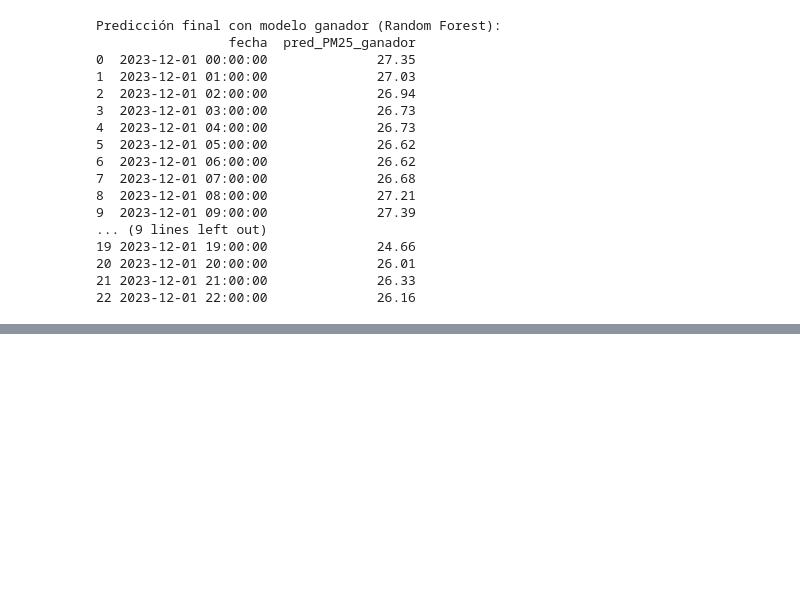
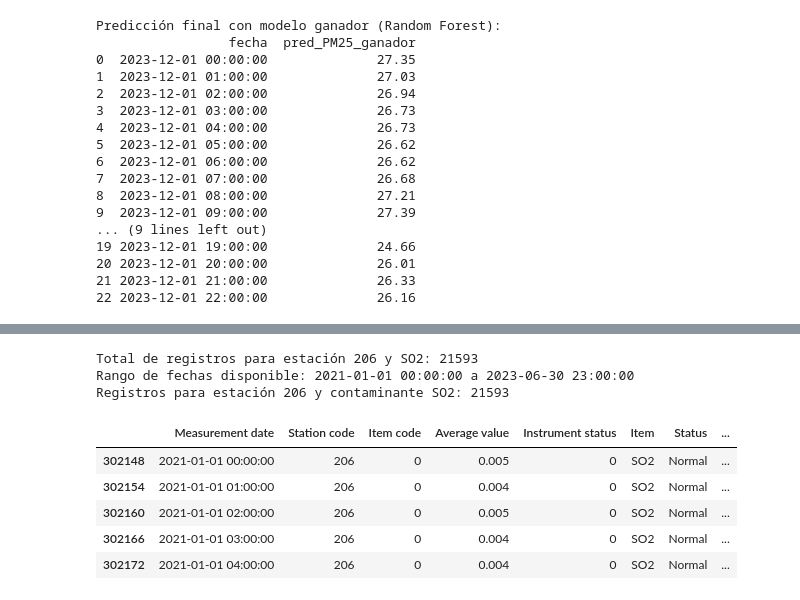
Before and after one commit to carlosgomezagrafojo/pollution-data, a Jupyter notebook: proyect_contaminacion.ipynb, the cells around one changed output, grey strips where cells are left out. Cells and saved outputs as stored; diff of their text form; code cells hidden in the pictures; blank space fills up the shorter version.

Commit message:
Creado con Colab Modelo 1 de Clasificación

```diff
--- a/proyect_contaminacion.ipynb
+++ b/proyect_contaminacion.ipynb
@@ -3423,0 +3499,26 @@ Predicción final con modelo ganador (Random Forest):
+# %%
+# Aplicar el filtro de datos según la estación y contaminante
+
+df_model1 = df_instrument[
+    (df_instrument['Station code'] == 206) &
+    (df_instrument['Item'] == 'SO2')
+].copy()
+
+
+# Mostrar cantidad total disponible
+print("Total de registros para estación 206 y SO2:", df_model1.shape[0])
+print("Rango de fechas disponible:", df_model1['Measurement date'].min(), "a", df_model1['Measurement date'].max())
+
+# Verificar cuántos registros tenemos para este filtro
+print("Registros para estación 206 y contaminante SO2:", df_model1.shape[0])
+df_model1.head()
+# %% [output]
+Total de registros para estación 206 y SO2: 21593
+Rango de fechas disponible: 2021-01-01 00:00:00 a 2023-06-30 23:00:00
+Registros para estación 206 y contaminante SO2: 21593
+|  | Measurement date | Station code | Item code | Average value | Instrument status | Item | Status | ... |
+| 302148 | 2021-01-01 00:00:00 | 206 | 0 | 0.005 | 0 | SO2 | Normal | ... |
+| 302154 | 2021-01-01 01:00:00 | 206 | 0 | 0.004 | 0 | SO2 | Normal | ... |
+| 302160 | 2021-01-01 02:00:00 | 206 | 0 | 0.005 | 0 | SO2 | Normal | ... |
+| 302166 | 2021-01-01 03:00:00 | 206 | 0 | 0.004 | 0 | SO2 | Normal | ... |
+| 302172 | 2021-01-01 04:00:00 | 206 | 0 | 0.004 | 0 | SO2 | Normal | ... |
```
Also changed, not shown: parts of 19 cells of this notebook.
